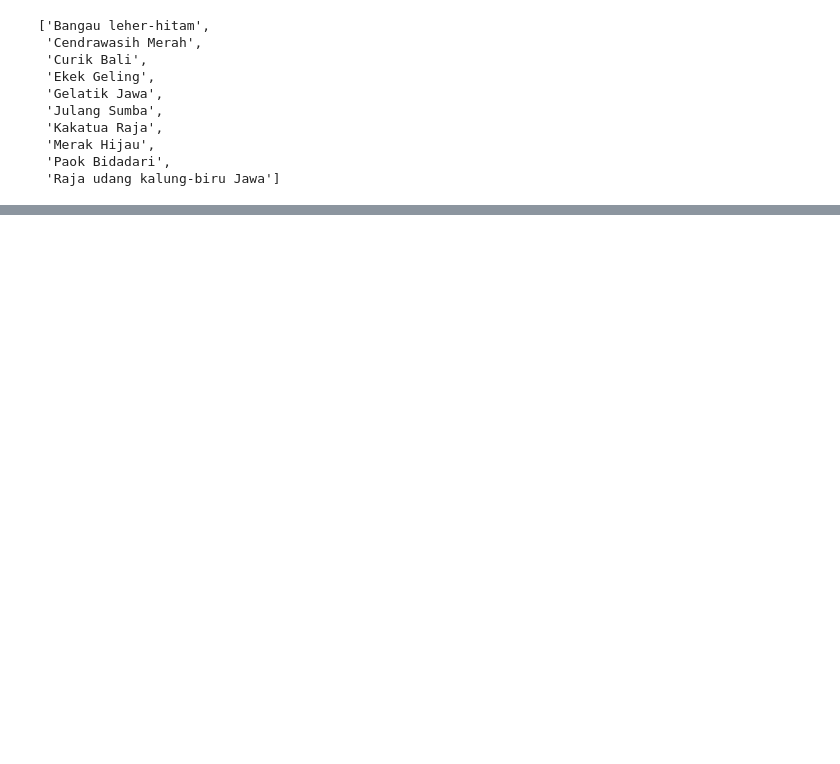
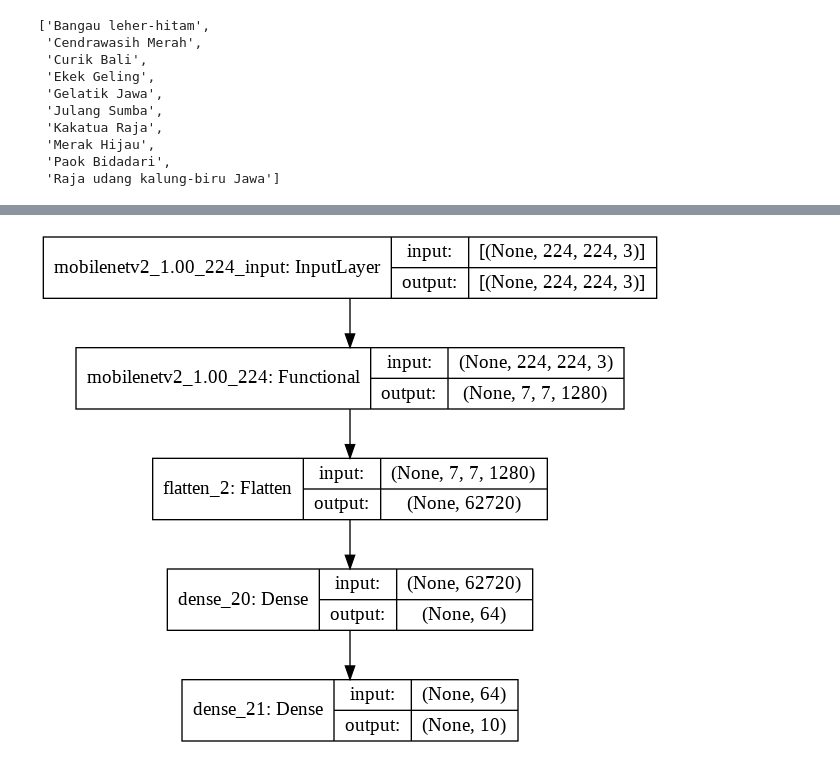
Before and after one commit to ddhira123/Bird-Identification, a Jupyter notebook: Skripsi.ipynb, the cells around one changed output, grey strips where cells are left out. Cells and saved outputs as stored; diff of their text form; code cells hidden in the pictures; blank space fills up the shorter version.

```diff
--- a/Skripsi.ipynb
+++ b/Skripsi.ipynb
@@ -229,0 +235,2 @@ model.save(working_dir+'/SavedModel.h5')
+# %%
+model = tf.keras.models.load_model(working_dir + '/SavedModel')
@@ -229,0 +256,5 @@ model.save(working_dir+'/SavedModel.h5')
+# %%
+dot_img_file = working_dir+'model_arch.png'
+tf.keras.utils.plot_model(model, show_shapes=True)
+# %% [output]
+[figure, added]
```
Also changed, not shown: parts of 25 cells of this notebook.
